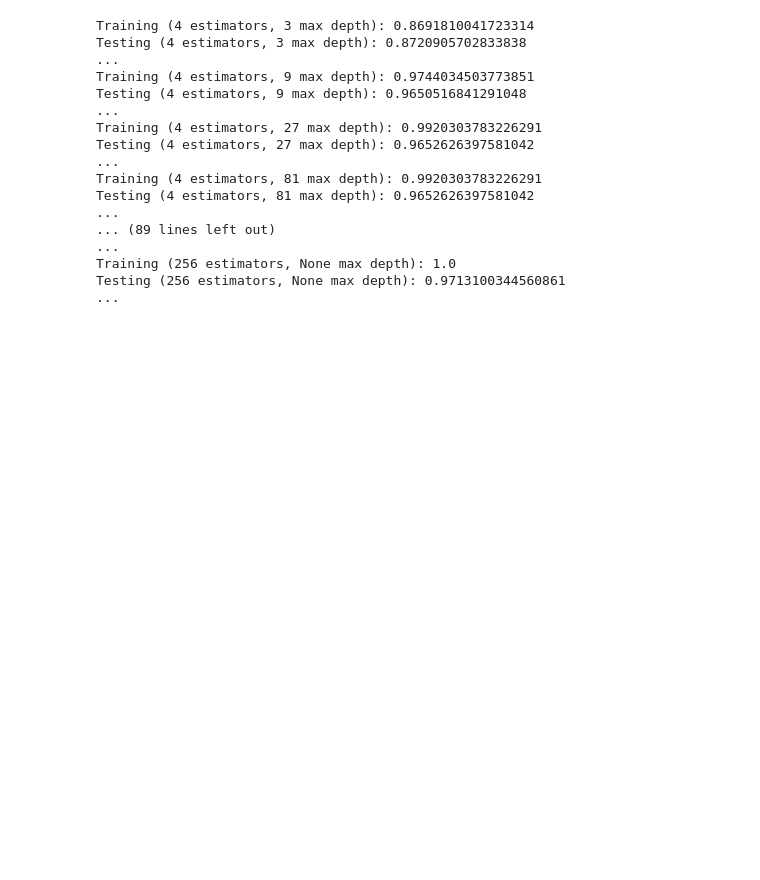
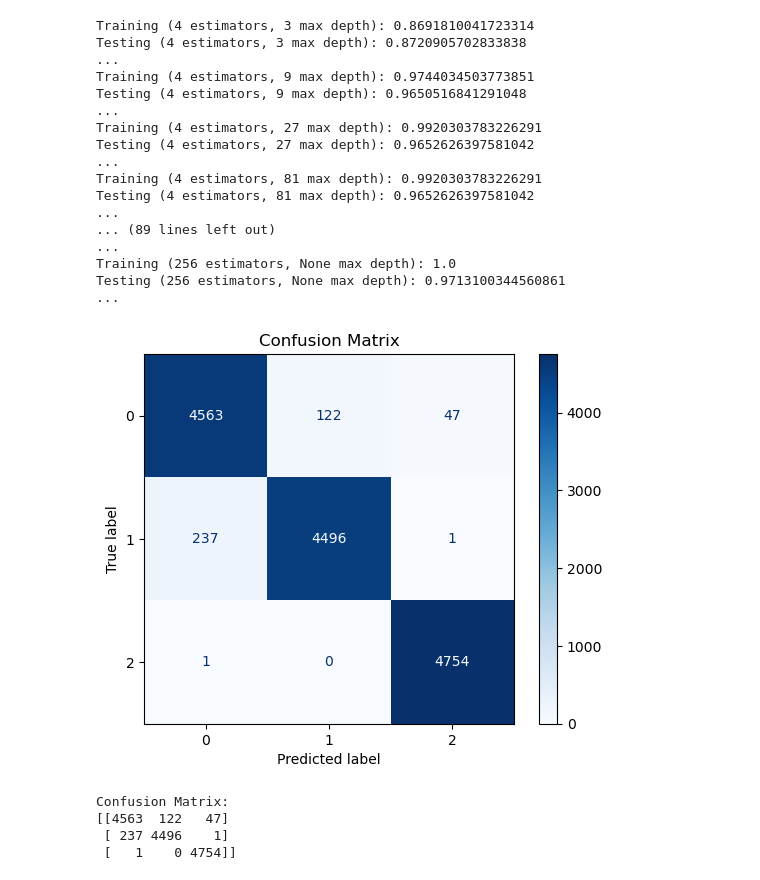
Before and after one commit to JustifiedTB/group-project-2, a Jupyter notebook: eda.ipynb, the cells around one changed output. Drawn from its saved outputs; the diff is of its cells as text; code cells hidden in the pictures; blank space fills up the shorter version.

```diff
--- a/eda.ipynb
+++ b/eda.ipynb
@@ -425,3 +425,26 @@ Testing (4 estimators, 81 max depth): 0.9652626397581042
 Training (256 estimators, None max depth): 1.0
 Testing (256 estimators, None max depth): 0.9713100344560861
 ...
+# %%
+from sklearn.metrics import confusion_matrix, ConfusionMatrixDisplay
+import matplotlib.pyplot as plt
+
+rf_model.fit(X_train, y_train_encoded)
+
+y_pred = rf_model.predict(X_test)
+
+conf_matrix = confusion_matrix(y_test_encoded, y_pred)
+
+disp = ConfusionMatrixDisplay(confusion_matrix=conf_matrix)
+disp.plot(cmap=plt.cm.Blues)
+plt.title("Confusion Matrix")
+plt.show()
+
+print("Confusion Matrix:")
+print(conf_matrix)
+# %% [output]
+[figure, added]
+Confusion Matrix:
+[[4563  122   47]
+ [ 237 4496    1]
+ [   1    0 4754]]
```
Also changed, not shown: 1 other file.
